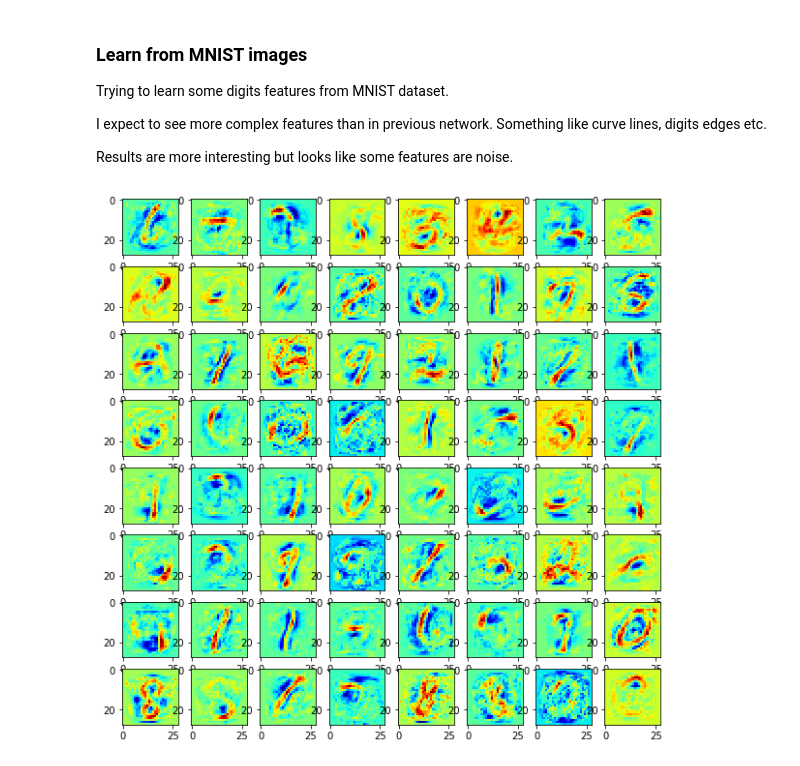
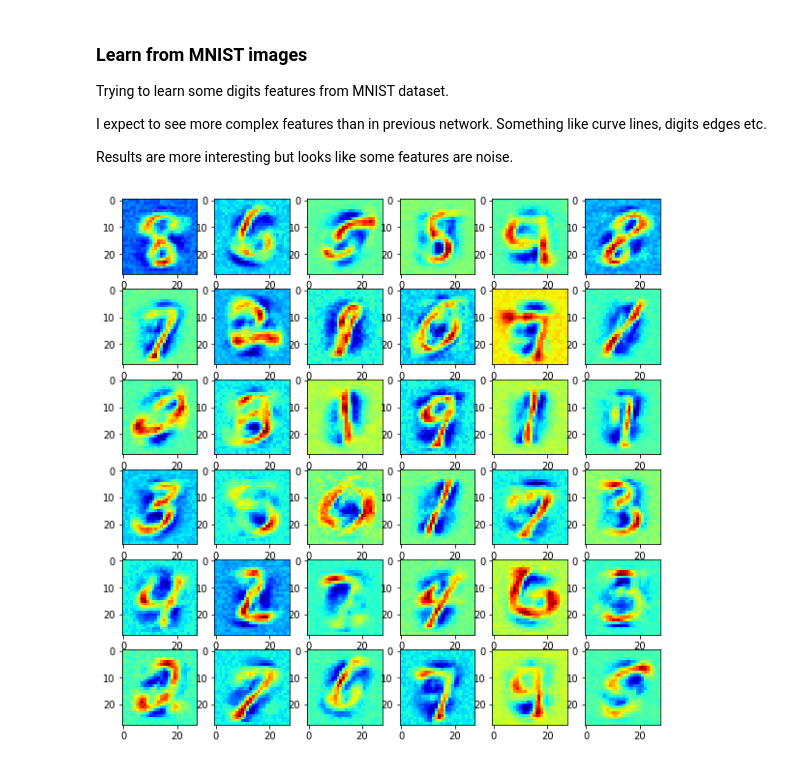
Before and after one commit to Vlad0922/sparse_coding, a Jupyter notebook: sparse_models.ipynb, the cells around one changed output. Cells and saved outputs as stored; diff of their text form; code cells hidden in the pictures.

```diff
--- a/sparse_models.ipynb
+++ b/sparse_models.ipynb
@@ -242,7 +233,0 @@ INFO:tensorflow:Optimization terminated with:
-# %%
-w = m.get_weights()
-
-fig, axes = plt.subplots(8, 8, figsize=(10,10))
-
-for ax, img in zip(axes.flatten(), w.T):
-    ax.imshow(img.reshape((28,28)), cmap='gray')
@@ -251,7 +233,0 @@ for ax, img in zip(axes.flatten(), w.T):
-# %%
-res = m.reconstruct(mnist_imgs[:10])
-fig, axes = plt.subplots(10, 2, figsize=(5,20))
-
-for orig, rec, ax in zip(mnist_imgs[:10], res, axes):
-    ax[0].imshow(orig.reshape((28,28)), cmap='gray', vmin=0, vmax=1)
-    ax[1].imshow(rec.reshape((28,28)), cmap='gray', vmin=0, vmax=1)
@@ -270,8 +234,7 @@ plt.scatter(encoded_2d[:,0], encoded_2d[:, 1], c=mnist_labels, s=5)
-# %%
-m = SparseAutoencoder(28*28, mnist_hidden, max_iters=500, prob=0.01, weight_lambda=0.0003, optimizer=tf.train.AdamOptimizer, lr=0.01)
 # %%
 for _ in tqdm.tnrange(5000):
     mnist_batch, _ = mnist.train.next_batch(256)
+    mnist_batch = normalize(mnist_batch)
     m.fit(mnist_batch)
 # %% [output]
 Failed to display Jupyter Widget of type HBox.
@@ -288,12 +251,12 @@ Results are more interesting but looks like some features are noise.
 # %%
 w = m.get_weights()
 
-fig, axes = plt.subplots(8, 8, figsize=(10,10))
+fig, axes = plt.subplots(6, 6, figsize=(10,10))
 
 for ax, img in zip(axes.flatten(), w.T):
     ax.imshow(img.reshape((28,28)), cmap='jet')
 # %% [output]
-[figure, old version]
+[figure, new version]
 # %%
 res = m.reconstruct(mnist_batch[:10])
 fig, axes = plt.subplots(10, 2, figsize=(5,20))
```
Also changed, not shown: parts of 35 cells of this notebook.
